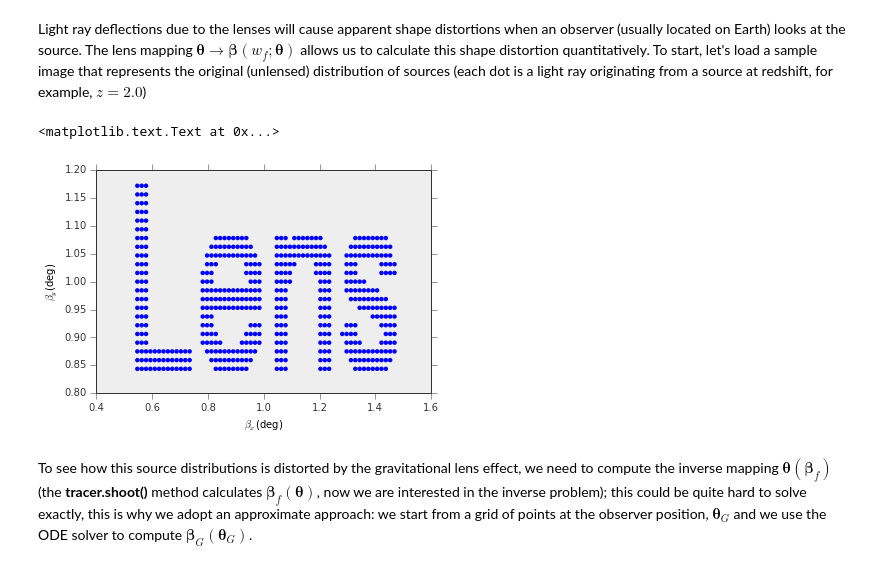
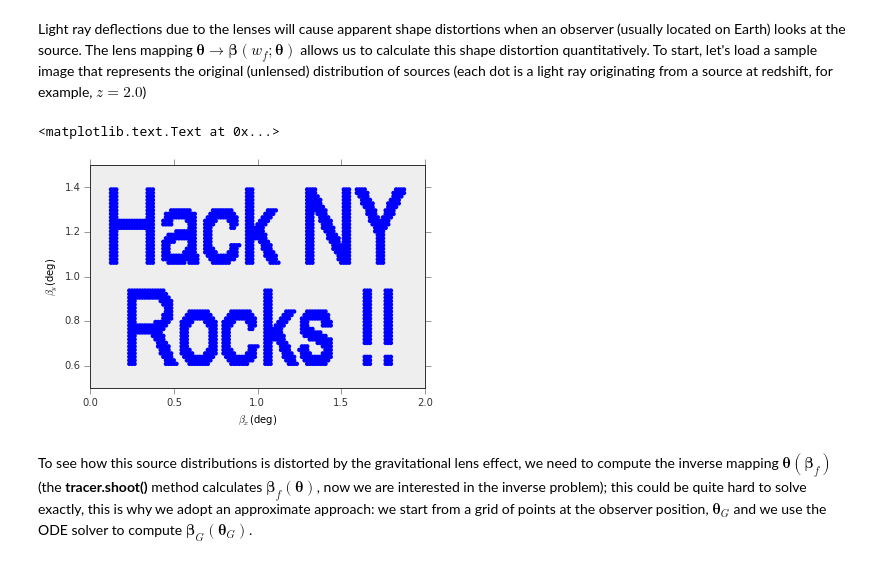
Before and after one commit to apetri/Notebooks, a Jupyter notebook: gravitational_lensing.ipynb, the cells around one changed output. Cells and saved outputs as stored; diff of their text form; code cells hidden in the pictures.

```diff
--- a/gravitational_lensing.ipynb
+++ b/gravitational_lensing.ipynb
@@ -109,20 +109,20 @@ tracer.shoot(theta,z=2.0)
 Light ray deflections due to the lenses will cause apparent shape distortions when an observer (usually located on Earth) looks at the source. The lens mapping $\pmb{\theta} \rightarrow \pmb{\beta}(w_f;\pmb{\theta})$ allows us to calculate this shape distortion quantitatively. To start, let's load a sample image that represents the original (unlensed) distribution of sources (each dot is a light ray originating from a source at redshift, for example, $z=2.0$)
 # %%
 #load unlensed image from png file and discretize it in points
-image_unlensed = plt.imread("LensTools/Test/Data/lensing/lens.png")[:,:,0]
+image_unlensed = plt.imread("imageNY.png")[:,:,0]
 pos_original = (np.array(np.where(image_unlensed>0)) * 2.0/image_unlensed.shape[0]) * deg
 pos_original = np.roll(pos_original,1,axis=0)
 pos_original[1] *= -1
 pos_original[1] += 2.0*deg
 
 #Visualize the unlensed distribution of sources
 fig,ax = plt.subplots()
 ax.scatter(pos_original[0],pos_original[1])
 ax.set_xlabel(r"$\beta_x$({0})".format(pos_original.unit.to_string()))
 ax.set_ylabel(r"$\beta_y$({0})".format(pos_original.unit.to_string()))
 # %% [output]
 <matplotlib.text.Text at 0x...>
-[figure, old version]
+[figure, new version]
 # %% [markdown]
 To see how this source distributions is distorted by the gravitational lens effect, we need to compute the inverse mapping $\pmb{\theta}(\pmb{\beta}_f)$ (the __tracer.shoot()__ method calculates $\pmb{\beta}_f(\pmb{\theta})$, now we are interested in the inverse problem); this could be quite hard to solve exactly, this is why we adopt an approximate approach: we start from a grid of points at the observer position, $\pmb{\theta}_G$ and we use the ODE solver to compute $\pmb{\beta}_G(\pmb{\theta}_G)$.
 # %%
```
Also changed, not shown: parts of 9 cells of this notebook.
